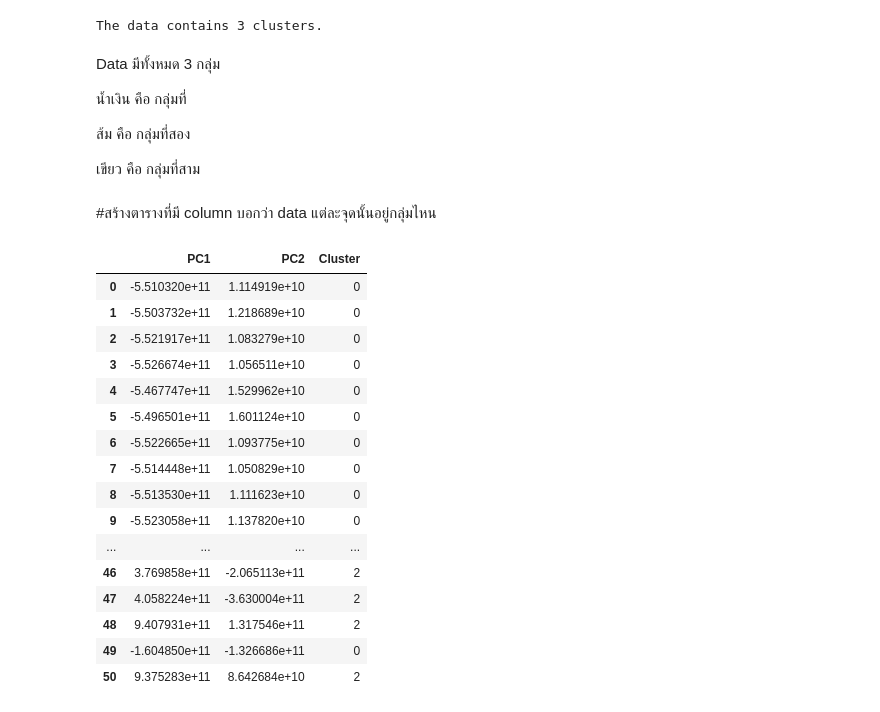
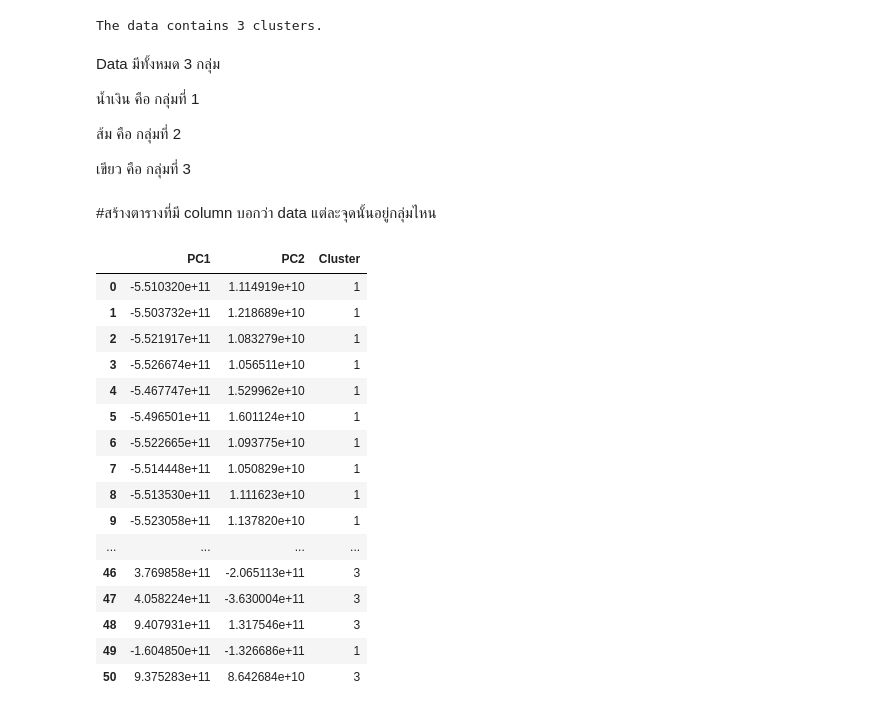
Before and after one commit to BxMild/Python_dataviz2024, a Jupyter notebook: final_dataviz_2024.ipynb, the cells around one changed output. Drawn from its saved outputs; the diff is of its cells as text; code cells hidden in the pictures.

```diff
--- a/final_dataviz_2024.ipynb
+++ b/final_dataviz_2024.ipynb
@@ -162,36 +166,40 @@ The data contains 3 clusters.
 # %% [markdown]
 Data มีทั้งหมด 3 กลุ่ม
 
-น้ำเงิน คือ กลุ่มที่
+น้ำเงิน คือ กลุ่มที่ 1
 
-ส้ม คือ กลุ่มที่สอง
+ส้ม คือ กลุ่มที่ 2
 
-เขียว คือ กลุ่มที่สาม
+เขียว คือ กลุ่มที่ 3
 # %% [markdown]
 #สร้างตารางที่มี column บอกว่า data แต่ละจุดนั้นอยู่กลุ่มไหน
 # %%
 import pandas as pd
+
 # สร้าง DataFrame เพื่อเก็บข้อมูล
 df = pd.DataFrame(X_pca, columns=['PC1', 'PC2'])
 df['Cluster'] = labels
 
+# เปลี่ยนค่าในคอลัมน์ 'Cluster'
+df['Cluster'] = df['Cluster'].replace({0: 1, 1: 2, 2: 3})
+
 # แสดงตาราง
 df
 # %% [output]
 |  | PC1 | PC2 | Cluster |
-| 0 | -5.510320e+11 | 1.114919e+10 | 0 |
-| 1 | -5.503732e+11 | 1.218689e+10 | 0 |
-| 2 | -5.521917e+11 | 1.083279e+10 | 0 |
-| 3 | -5.526674e+11 | 1.056511e+10 | 0 |
-| 4 | -5.467747e+11 | 1.529962e+10 | 0 |
-| 5 | -5.496501e+11 | 1.601124e+10 | 0 |
-| 6 | -5.522665e+11 | 1.093775e+10 | 0 |
-| 7 | -5.514448e+11 | 1.050829e+10 | 0 |
-| 8 | -5.513530e+11 | 1.111623e+10 | 0 |
-| 9 | -5.523058e+11 | 1.137820e+10 | 0 |
+| 0 | -5.510320e+11 | 1.114919e+10 | 1 |
+| 1 | -5.503732e+11 | 1.218689e+10 | 1 |
+| 2 | -5.521917e+11 | 1.083279e+10 | 1 |
+| 3 | -5.526674e+11 | 1.056511e+10 | 1 |
+| 4 | -5.467747e+11 | 1.529962e+10 | 1 |
+| 5 | -5.496501e+11 | 1.601124e+10 | 1 |
+| 6 | -5.522665e+11 | 1.093775e+10 | 1 |
+| 7 | -5.514448e+11 | 1.050829e+10 | 1 |
+| 8 | -5.513530e+11 | 1.111623e+10 | 1 |
+| 9 | -5.523058e+11 | 1.137820e+10 | 1 |
 | ... | ... | ... | ... |
-| 46 | 3.769858e+11 | -2.065113e+11 | 2 |
-| 47 | 4.058224e+11 | -3.630004e+11 | 2 |
-| 48 | 9.407931e+11 | 1.317546e+11 | 2 |
-| 49 | -1.604850e+11 | -1.326686e+11 | 0 |
-| 50 | 9.375283e+11 | 8.642684e+10 | 2 |
+| 46 | 3.769858e+11 | -2.065113e+11 | 3 |
+| 47 | 4.058224e+11 | -3.630004e+11 | 3 |
+| 48 | 9.407931e+11 | 1.317546e+11 | 3 |
+| 49 | -1.604850e+11 | -1.326686e+11 | 1 |
+| 50 | 9.375283e+11 | 8.642684e+10 | 3 |
```
Also changed, not shown: parts of 3 cells of this notebook.
